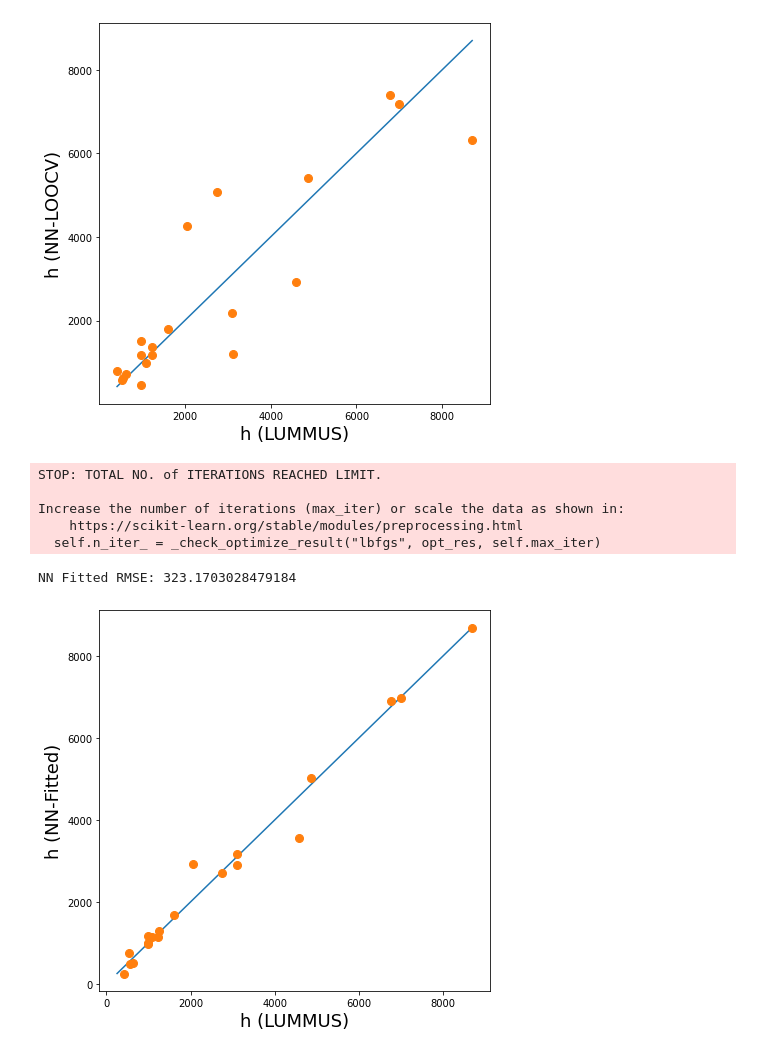
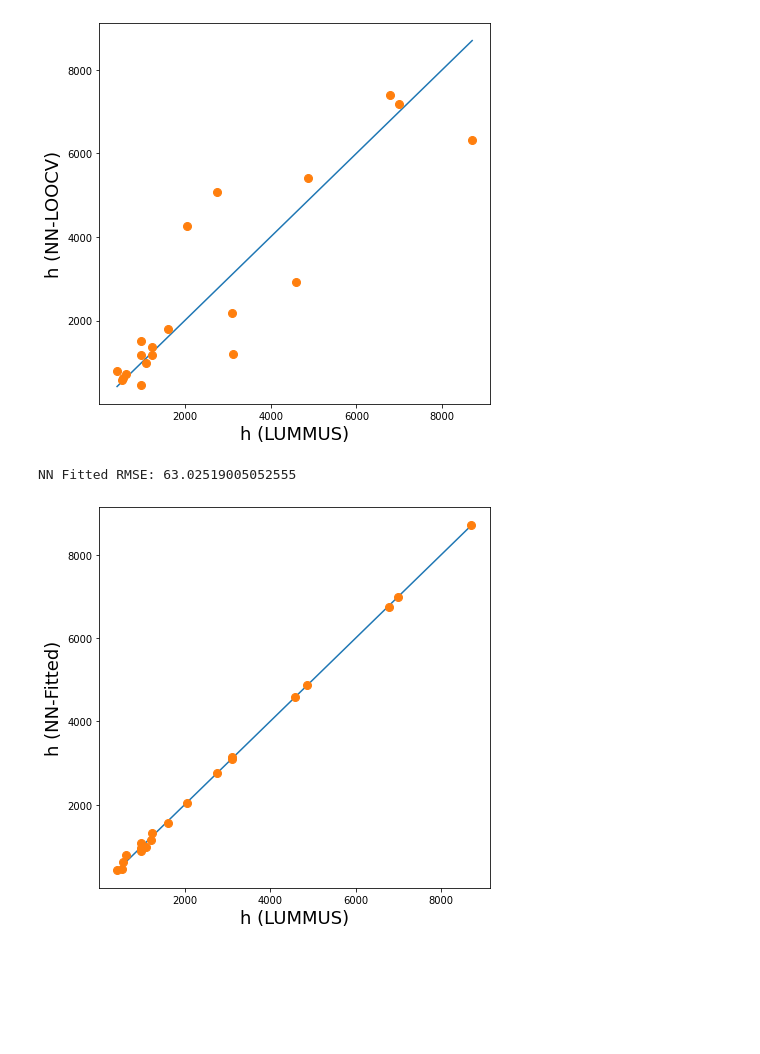
Before and after one commit to BingHung/AI, a Jupyter notebook: [20210704]_Helix_NN_(BPN).ipynb, the cells around one changed output. Saved outputs shown, nothing was run; the diff lists cells and outputs as text; code cells hidden in the pictures; blank space fills up the shorter version.

```diff
--- a/[20210704]_Helix_NN_(BPN).ipynb
+++ b/[20210704]_Helix_NN_(BPN).ipynb
@@ -126,39 +126,32 @@ Text(0, 0.5, 'h (NN-LOOCV)')
 # %%
 ''' ################################################
     # STEP 8  Model Prediction  - Fitted (All In)
     ################################################ '''
 
-annf = MLPRegressor(hidden_layer_sizes = (5,4),
-                    activation ='tanh',
-                    solver = 'lbfgs')
+annf = MLPRegressor(hidden_layer_sizes = (5,4), activation ='tanh', solver = 'lbfgs', max_iter = 10000)
 annf.fit(x, y)
 y_annf = annf.predict(x)
 
 rmse_f = np.sqrt(np.mean((y * scale - y_annf * scale)**2))
 print('NN Fitted RMSE: ' + str(rmse_f))
 
 y_p_f = y_annf * scale
 
 #繪圖
 figLim = [np.array(min(np.min(y_a), np.min(y_p_f))),
           np.array(max(np.max(y_a), np.max(y_p_f)))]
 fig = plt.figure(figsize = (7,7))
 ax = plt.subplot(1,1,1)
 ax.plot(np.array(figLim), np.array(figLim))
 ax.plot(y_a, y_p_f, '.', markersize = 16)
 ax.set_xlabel('h (LUMMUS)', fontsize = 18)
 ax.set_ylabel('h (NN-Fitted)', fontsize = 18)
 #
 nn_result = pd.DataFrame(np.array([y_a, y_p, y_p_f]).transpose(),
                           columns = ['h (LUMMUS)', 'h (NN-LOOCV)', 'h (NN-Fitted)'])
 # %% [output]
-STOP: TOTAL NO. of ITERATIONS REACHED LIMIT.
-
-Increase the number of iterations (max_iter) or scale the data as shown in:
-    https://scikit-learn.org/stable/modules/preprocessing.html
-  self.n_iter_ = _check_optimize_result("lbfgs", opt_res, self.max_iter)
+NN Fitted RMSE: 63.02519005052555
-NN Fitted RMSE: 323.1703028479184
-[figure, old version]
+[figure, new version]
 # %%
 nn_result
 # %% [output]
```
Also changed, not shown: parts of 1 cell of this notebook.
